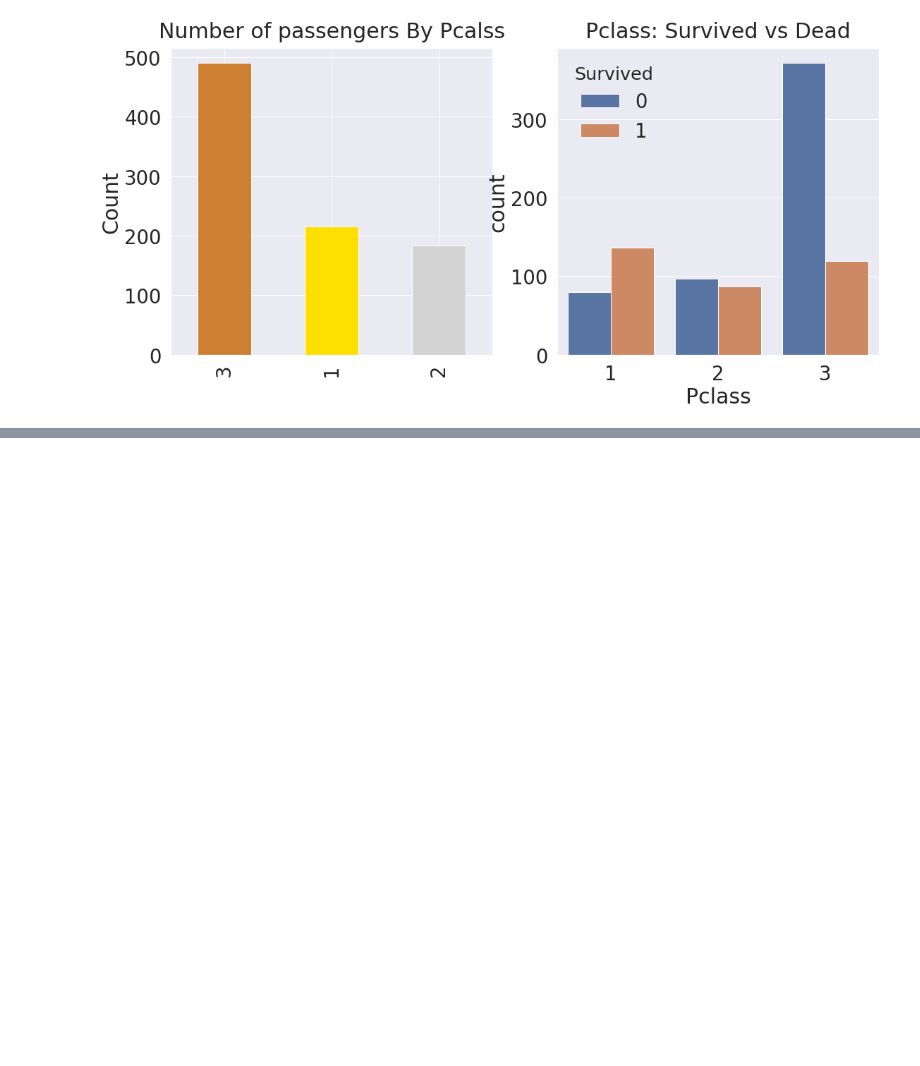
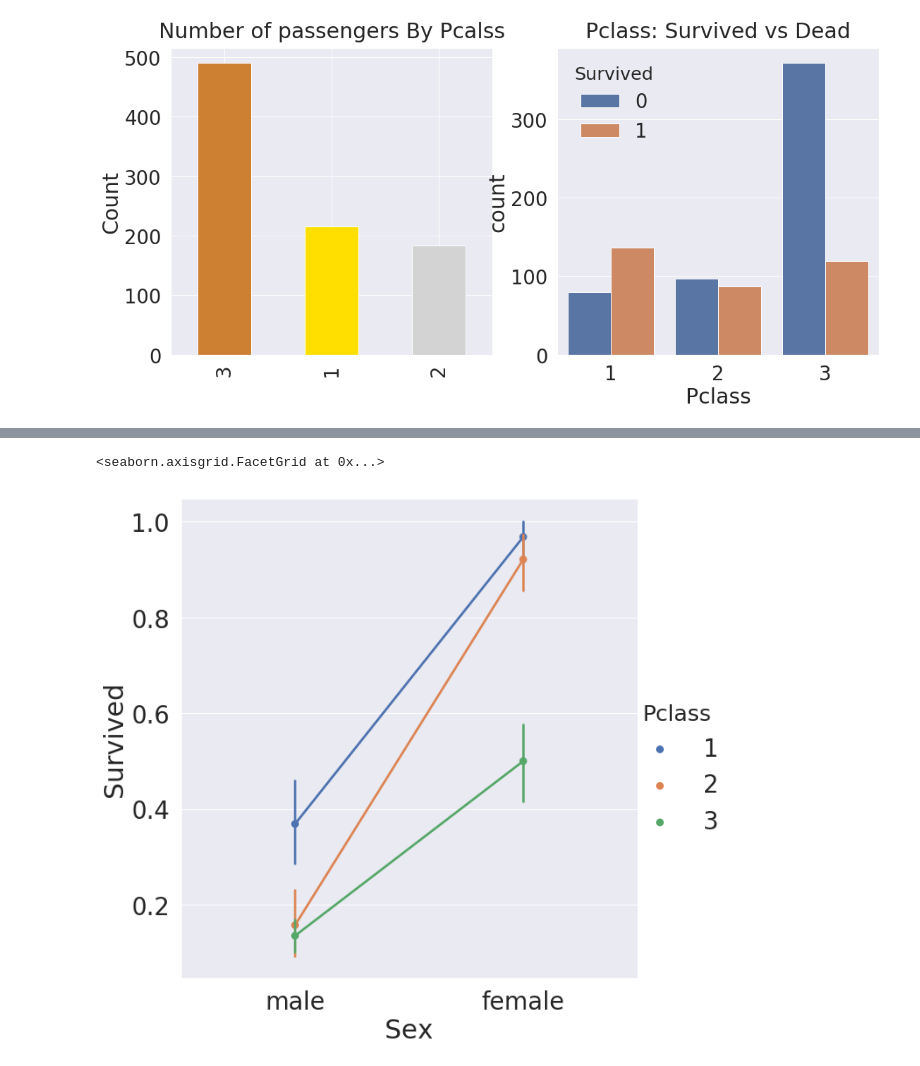
Before and after one commit to haesung-j/Titanic, a Jupyter notebook: titanic.ipynb, the cells around one changed output, grey strips where cells are left out. Saved outputs shown, nothing was run; the diff lists cells and outputs as text; code cells hidden in the pictures; blank space fills up the shorter version.

```diff
--- a/titanic.ipynb
+++ b/titanic.ipynb
@@ -224,0 +265,5 @@ plt.show()
+# %%
+sns.factorplot(x='Sex',y='Survived',hue='Pclass',data=df_train, saturation=0.5, size=9, aspect=1)
+# %% [output]
+<seaborn.axisgrid.FacetGrid at 0x...>
+[figure, added]
```
Also changed, not shown: parts of 14 cells of this notebook.
